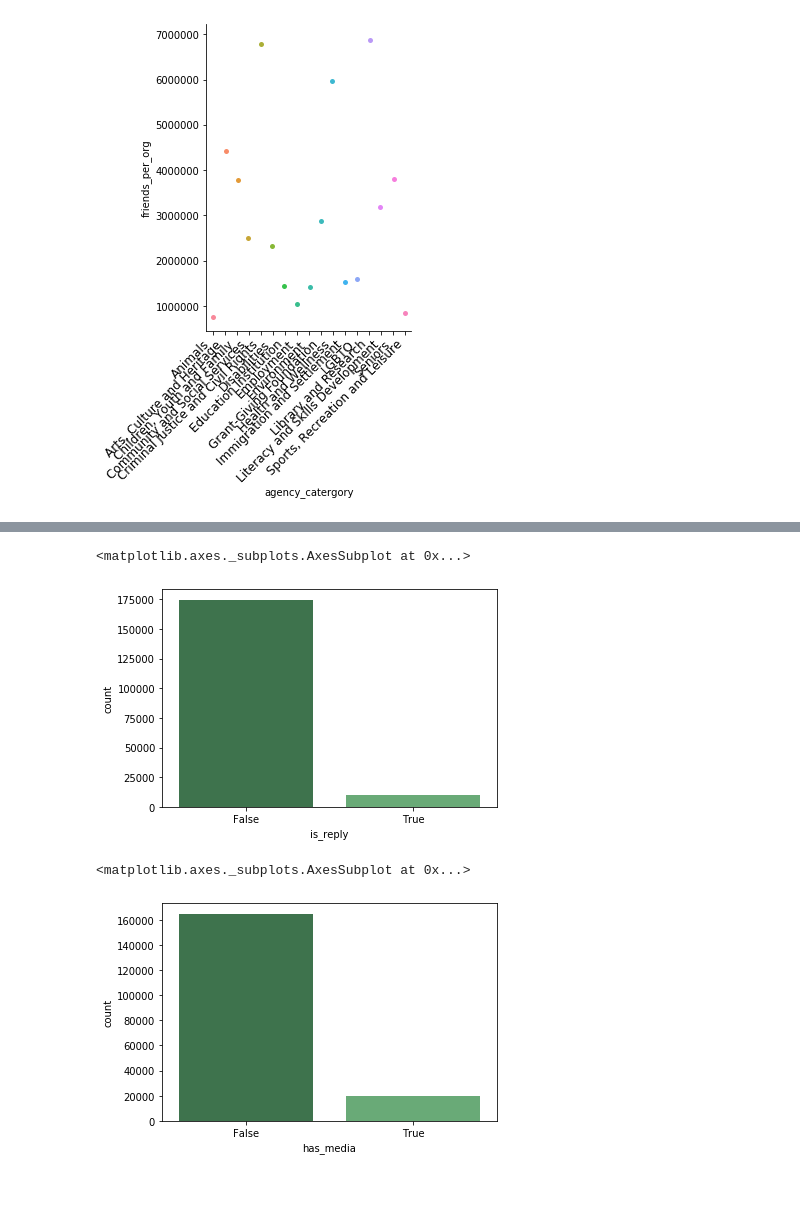
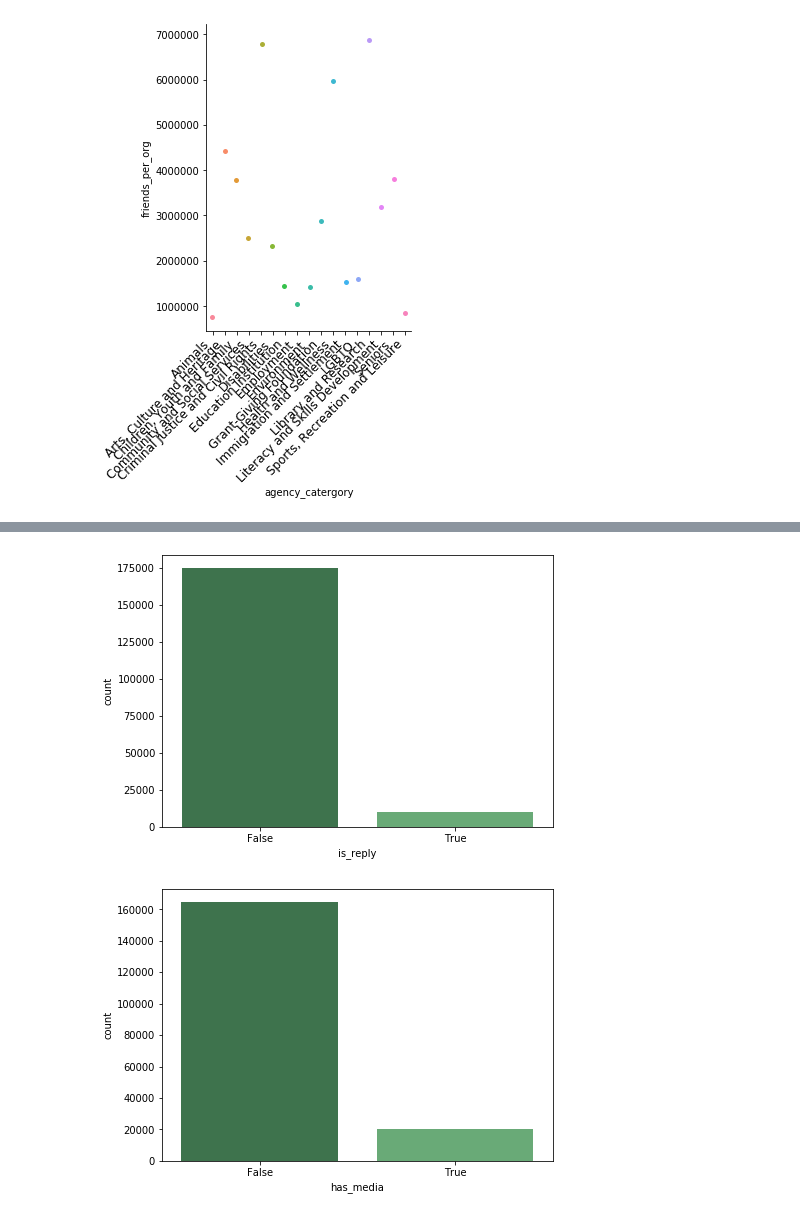
Before and after one commit to douglas-thoms/Datathon-2021-10-16, a Jupyter notebook: Douglas EDA.ipynb, the cells around one changed output, grey strips where cells are left out. Drawn from its saved outputs; the diff is of its cells as text; code cells hidden in the pictures; blank space fills up the shorter version.

Commit message:
graphics from douglas

```diff
--- a/Douglas EDA.ipynb
+++ b/Douglas EDA.ipynb
@@ -165,6 +199,6 @@ df_tweets1 = tweets1
 # %%
 #need to create a column - hashtag empty
 df_tweets1['hashashtag'] = np.where(df_tweets1['hashtags']!= '[]', True, False)
-df_tweets1['hasurl'] = np.isnan(df_tweets1['URL']), False, True)
+df_tweets1['hasurl'] = np.where(df_tweets1['URL'].isnull(), False, True)
 df_tweets1
 # %% [output]
@@ -172,11 +218,15 @@ SyntaxError: invalid syntax (<ipython-input-54-291db81a4912>, line 3)
 # %%
-sns.countplot(x="is_reply", data=df_tweets1, palette="Greens_d")
+plt.figure(figsize=(7,5))
+chart = sns.countplot(x="is_reply", data=df_tweets1, palette="Greens_d")
+fig = chart.get_figure()
+fig.savefig('reply_noreply_barchart.png')
 # %% [output]
-<matplotlib.axes._subplots.AxesSubplot at 0x...>
-[figure, old version]
+[figure, new version]
 # %%
-sns.countplot(x="has_media", data=df_tweets1, palette="Greens_d")
+plt.figure(figsize=(7,5))
+chart = sns.countplot(x="has_media", data=df_tweets1, palette="Greens_d")
+fig = chart.get_figure()
+fig.savefig('media_no_media_barchart.png')
 # %% [output]
-<matplotlib.axes._subplots.AxesSubplot at 0x...>
-[figure, old version]
+[figure, new version]
 # %%
```
Also changed, not shown: parts of 20 cells of this notebook, 13 other files.
